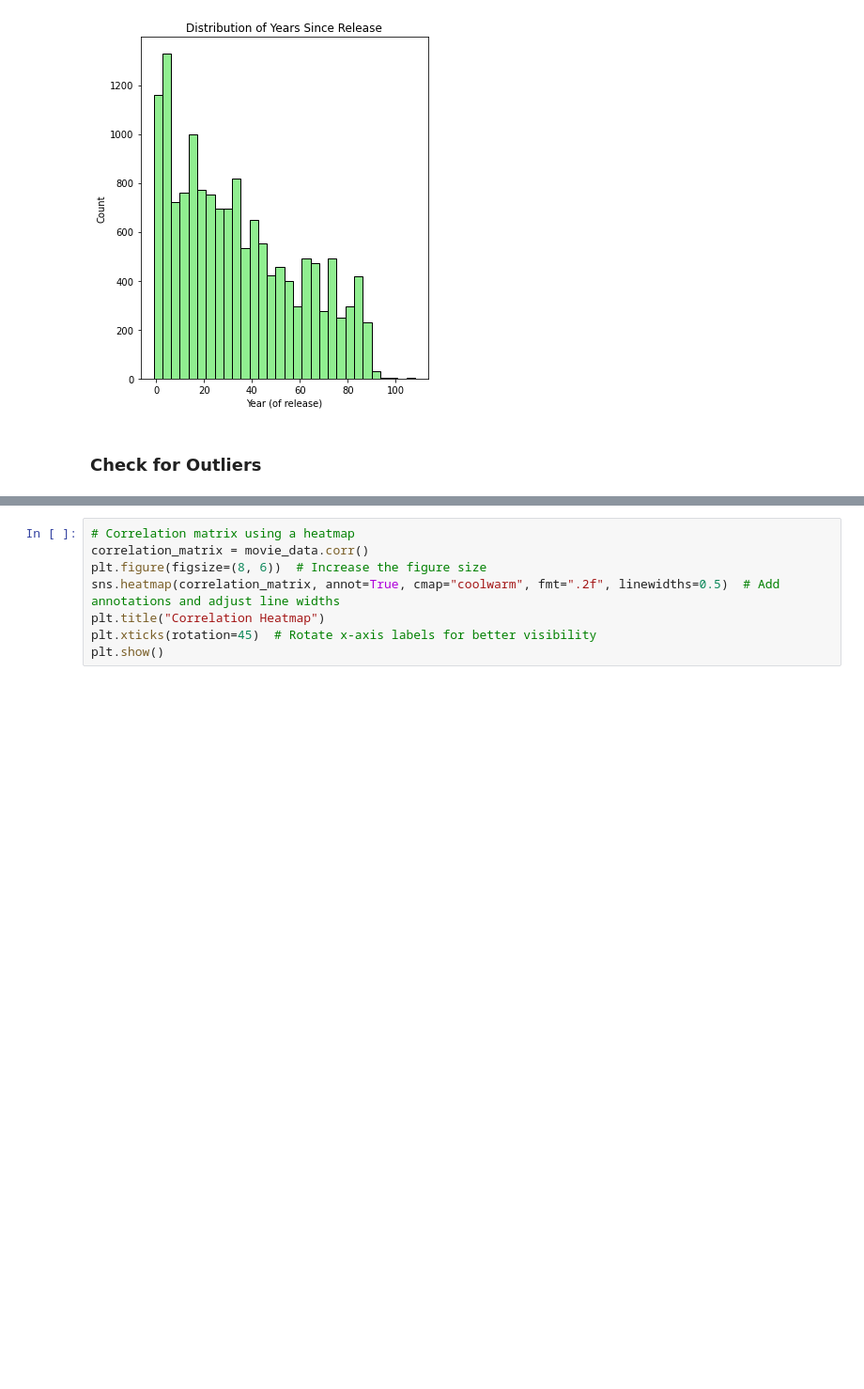
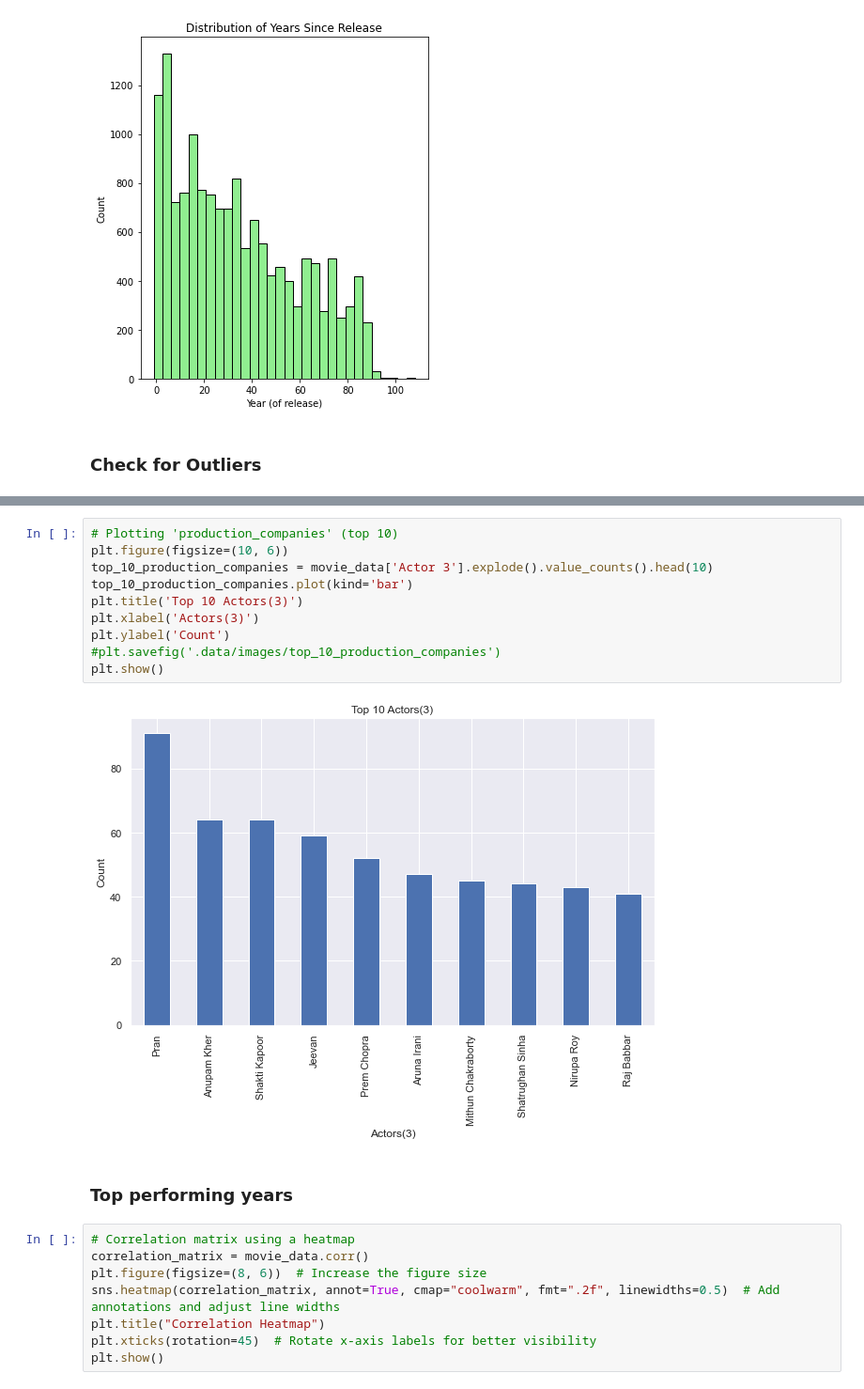
Before and after one commit to Edna722/CODSOFT_ML, a Jupyter notebook: Movie rating prediction_task 2.ipynb, the cells around one changed output, grey strips where cells are left out. Shown at 94% size. Saved outputs shown, nothing was run; the diff lists cells and outputs as text; blank space fills up the shorter version.

```diff
--- a/Movie rating prediction_task 2.ipynb
+++ b/Movie rating prediction_task 2.ipynb
@@ -411,3 +470,17 @@ plt.show()
+# %%
+# Plotting 'production_companies' (top 10)
+plt.figure(figsize=(10, 6))
+top_10_production_companies = movie_data['Actor 3'].explode().value_counts().head(10)
+top_10_production_companies.plot(kind='bar')
+plt.title('Top 10 Actors(3)')
+plt.xlabel('Actors(3)')
+plt.ylabel('Count')
+#plt.savefig('.data/images/top_10_production_companies')
+plt.show()
+# %% [output]
+[figure, added]
+# %% [markdown]
+### Top performing years
 # %%
 # Correlation matrix using a heatmap
 correlation_matrix = movie_data.corr()
```
Also changed, not shown: parts of 8 cells of this notebook, 1 other file.
